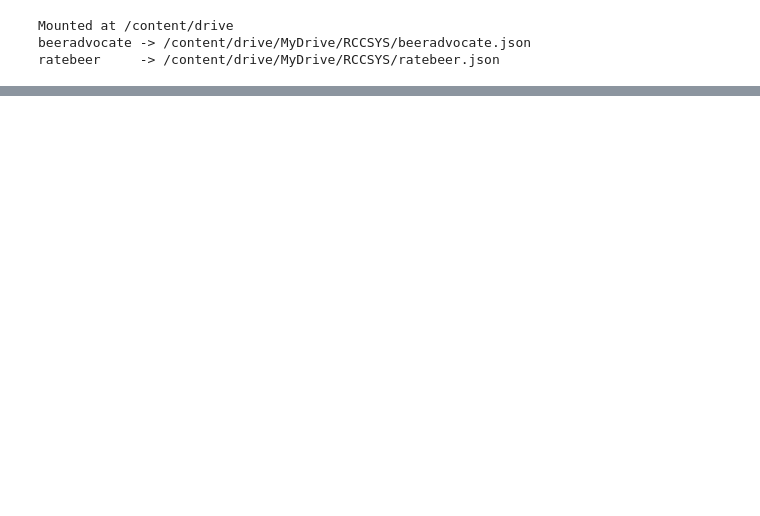
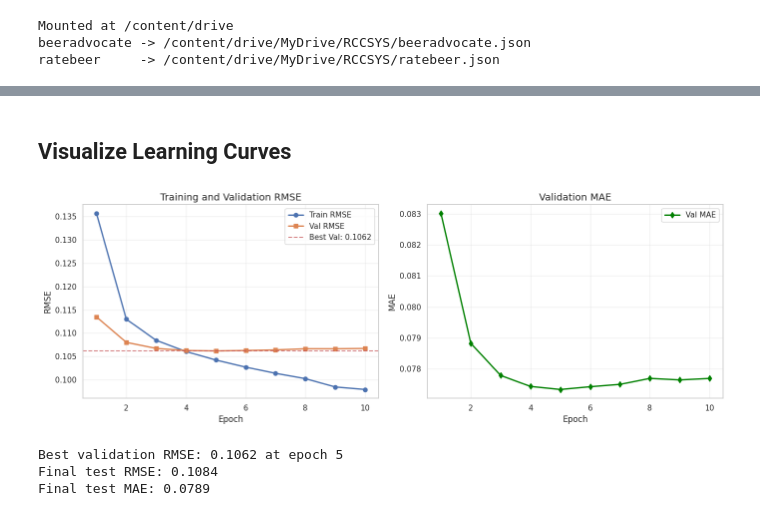
Before and after one commit to Recommender-Systems-Final-Project/Recommender-system-for-Beers-Dataset, a Jupyter notebook: Beer_Recommender_Phase1_MF_B1.ipynb, the cells around one changed output, grey strips where cells are left out. Drawn from its saved outputs; the diff is of its cells as text; code cells hidden in the pictures; blank space fills up the shorter version.

```diff
--- a/Beer_Recommender_Phase1_MF_B1.ipynb
+++ b/Beer_Recommender_Phase1_MF_B1.ipynb
@@ -1376,0 +512,18 @@ Recommended reporting points:
+# %%
+# Regularization helper
+def batch_regularization(
+    model: MatrixFactorization,
+    users: torch.Tensor,
+    items: torch.Tensor,
+    embed_reg: float = 1e-5,
+    bias_reg: float = 5e-7,
+) -> torch.Tensor:
+    """Compute L2 regularization on embeddings and biases."""
+    uf = model.user_factors(users)
+    it = model.item_factors(items)
+    ub = model.user_bias(users)
+    ib = model.item_bias(items)
+
+    reg = embed_reg * (uf.pow(2).sum() + it.pow(2).sum()) / len(users)
+    reg = reg + bias_reg * (ub.pow(2).sum() + ib.pow(2).sum()) / len(users)
+    return reg
@@ -1376,0 +723,36 @@ Recommended reporting points:
+# %% [markdown]
+## Visualize Learning Curves
+# %%
+# FIXED: Better visualization
+fig, axes = plt.subplots(1, 2, figsize=(14, 5))
+
+# RMSE plot
+epochs = history['epoch']
+axes[0].plot(epochs, history['train_rmse'], marker='o', label='Train RMSE', linewidth=2)
+axes[0].plot(epochs, history['val_rmse'], marker='s', label='Val RMSE', linewidth=2)
+axes[0].axhline(y=best_val_rmse, color='r', linestyle='--', alpha=0.7, label=f'Best Val: {best_val_rmse:.4f}')
+axes[0].set_xlabel('Epoch', fontsize=12)
+axes[0].set_ylabel('RMSE', fontsize=12)
+axes[0].set_title('Training and Validation RMSE', fontsize=14)
+axes[0].legend()
+axes[0].grid(True, alpha=0.3)
+
+# MAE plot
+axes[1].plot(epochs, history['val_mae'], marker='d', label='Val MAE', linewidth=2, color='green')
+axes[1].set_xlabel('Epoch', fontsize=12)
+axes[1].set_ylabel('MAE', fontsize=12)
+axes[1].set_title('Validation MAE', fontsize=14)
+axes[1].legend()
+axes[1].grid(True, alpha=0.3)
+
+plt.tight_layout()
+plt.show()
+
+print(f"\nBest validation RMSE: {best_val_rmse:.4f} at epoch {history['epoch'][history['val_rmse'].index(best_val_rmse)]}")
+print(f"Final test RMSE: {final_test_rmse:.4f}")
+print(f"Final test MAE: {final_test_mae:.4f}")
+# %% [output]
+[figure, added]
+Best validation RMSE: 0.1062 at epoch 5
+Final test RMSE: 0.1084
+Final test MAE: 0.0789
```
Also changed, not shown: parts of 73 cells of this notebook.
